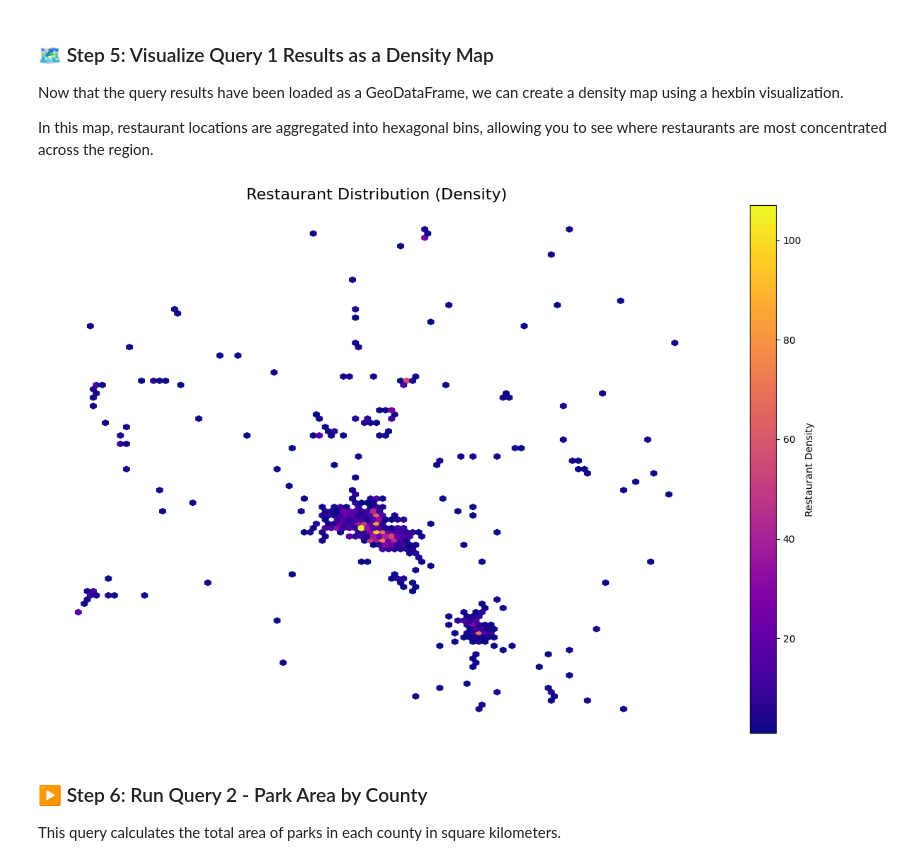
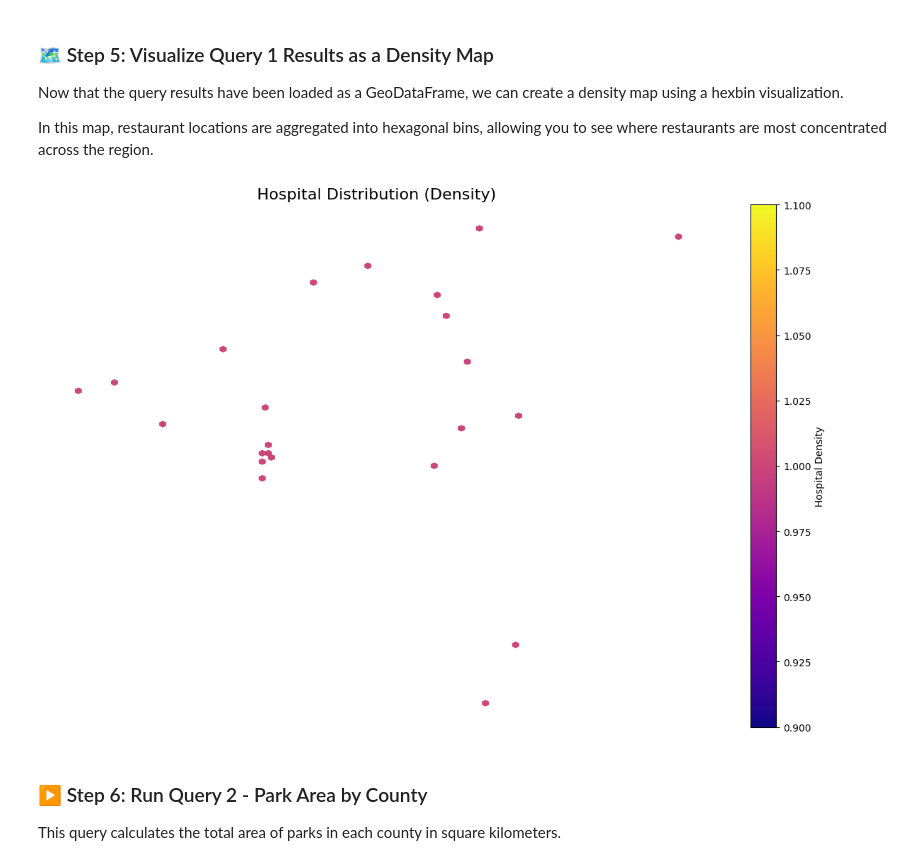
Before and after one commit to ElizabethnParks/gist604b-osm-postgis-sp26, a Jupyter notebook: notebooks/osm_postgis_queries_Parks.ipynb, the cells around one changed output. Saved outputs shown, nothing was run; the diff lists cells and outputs as text; code cells hidden in the pictures.

```diff
--- a/notebooks/osm_postgis_queries_Parks.ipynb
+++ b/notebooks/osm_postgis_queries_Parks.ipynb
@@ -132,7 +148,7 @@ This query extracts restaurant point locations for spatial distribution analysis
 
 The SQL query is stored in a separate `.sql` file. In this step, we read the query into Python, send it to the PostGIS database, and load the result as a GeoDataFrame.
 # %%
-query_1_file = Path("../sql/arizona/01_osm_restaurant_distribution.sql")
+query_1_file = Path("../sql/northcarolina/01_osm_hospital_distribution.sql")
 
 # Read SQL query from file
 query_1_sql = query_1_file.read_text(encoding="utf-8")
@@ -156,29 +188,29 @@ In this map, restaurant locations are aggregated into hexagonal bins, allowing y
 # %%
 # Extract coordinates
 x = query_1_results.geometry.x
 y = query_1_results.geometry.y
 
 fig, ax = plt.subplots(figsize=(12, 8))
 
 # Hexbin density plot (heatmap-style)
 hb = ax.hexbin(
     x, y,
     gridsize=100,
     cmap="plasma",
     mincnt=1
 )
 
 # Colorbar
 cb = fig.colorbar(hb, ax=ax)
-cb.set_label("Restaurant Density")
+cb.set_label("Hospital Density")
 
-ax.set_title("Restaurant Distribution (Density)", fontsize=16)
+ax.set_title("Hospital Distribution (Density)", fontsize=16)
 ax.set_axis_off()
 
 plt.tight_layout()
 plt.show()
 # %% [output]
-[figure, old version]
+[figure, new version]
 # %% [markdown]
 ### ▶️ Step 6: Run Query 2 - Park Area by County
 
```
Also changed, not shown: parts of 11 cells of this notebook, 1 other file.
